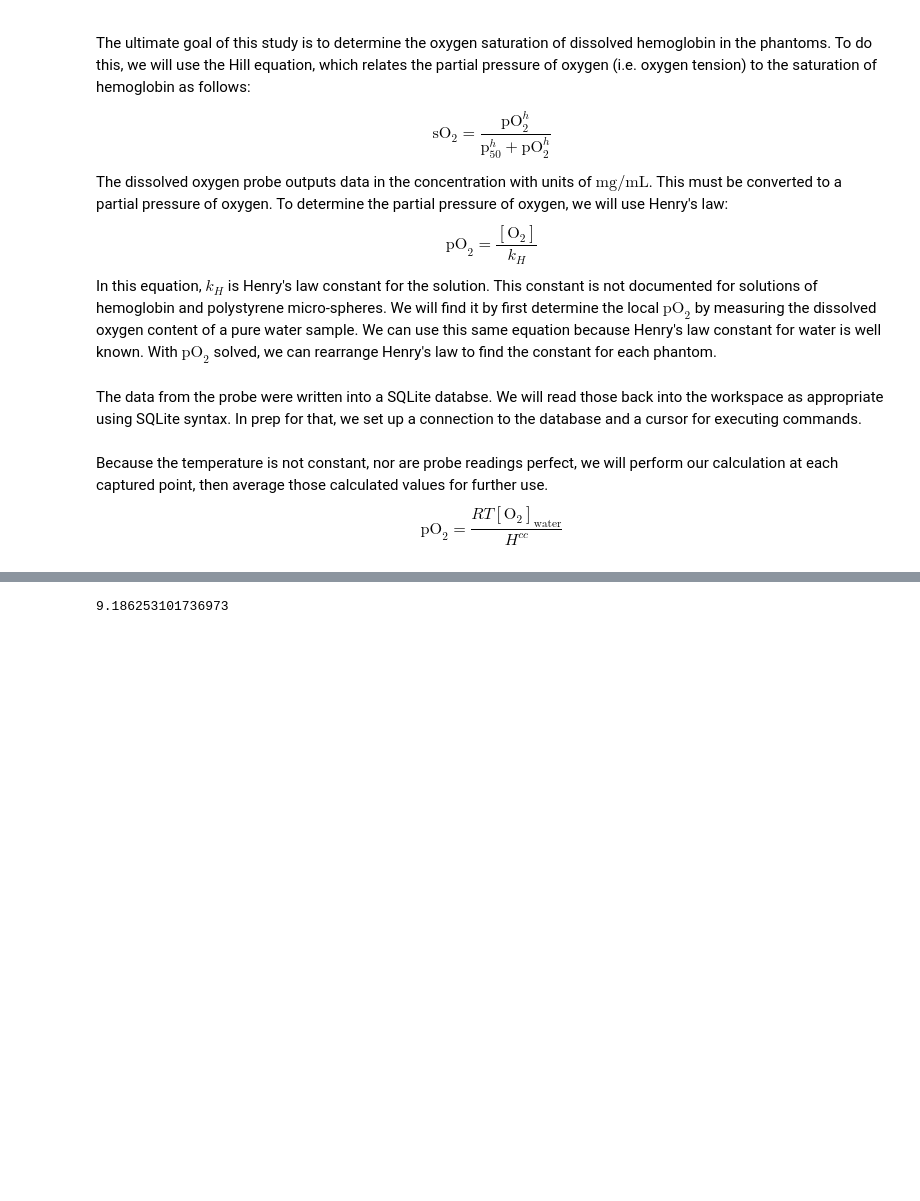
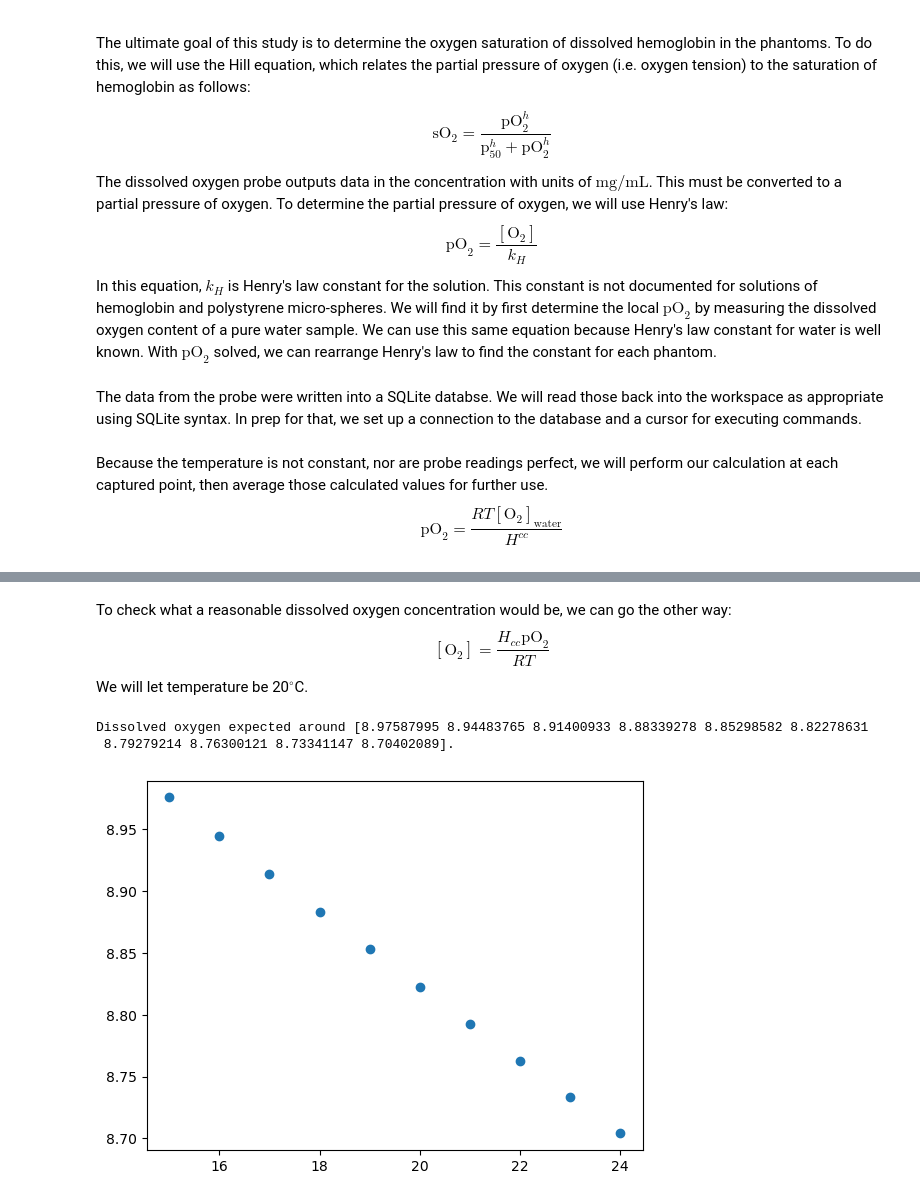
Before and after one commit to jiversivers/hsdfm_control, a Jupyter notebook: henry_constants.ipynb, the cells around one changed output, grey strips where cells are left out. Saved outputs shown, nothing was run; the diff lists cells and outputs as text; code cells hidden in the pictures; blank space fills up the shorter version.

```diff
--- a/henry_constants.ipynb
+++ b/henry_constants.ipynb
@@ -43,8 +52,21 @@ plt.show()
+# %% [markdown]
+To check what a reasonable dissolved oxygen concentration would be, we can go the other way:
+$$
+[\text{O}_2] = \frac{H_{cc}\text{pO}_2}{RT}
+$$
+We will let temperature be 20$^\circ$C.
+# %%
+temp_range = np.asarray(range(15, 25, 1))
+ideal_do = (Hcc * 21) / (R * (temp_range + 273.15)) * 1000 * m * 1000# Pa
+plt.scatter(temp_range, ideal_do)
+print(f'Dissolved oxygen expected around {ideal_do}.')
+# %% [output]
+Dissolved oxygen expected around [8.97587995 8.94483765 8.91400933 8.88339278 8.85298582 8.82278631
+ 8.79279214 8.76300121 8.73341147 8.70402089].
+[figure, added]
 # %%
-c.execute("""SELECT name FROM sqlite_master WHERE type='table' AND name!='water_rt'""")
+c.execute("""SELECT name FROM sqlite_master WHERE type='table' AND name!='henry_constants_calculated' and name!='sqlite_sequence'""")
 phantoms = c.fetchall()
-# %% [output]
-9.186253101736973
 # %%
 c.execute("""CREATE TABLE IF NOT EXISTS henry_constants_calculated (
         id INTEGER PRIMARY KEY AUTOINCREMENT,
```
Also changed, not shown: parts of 4 cells of this notebook.
